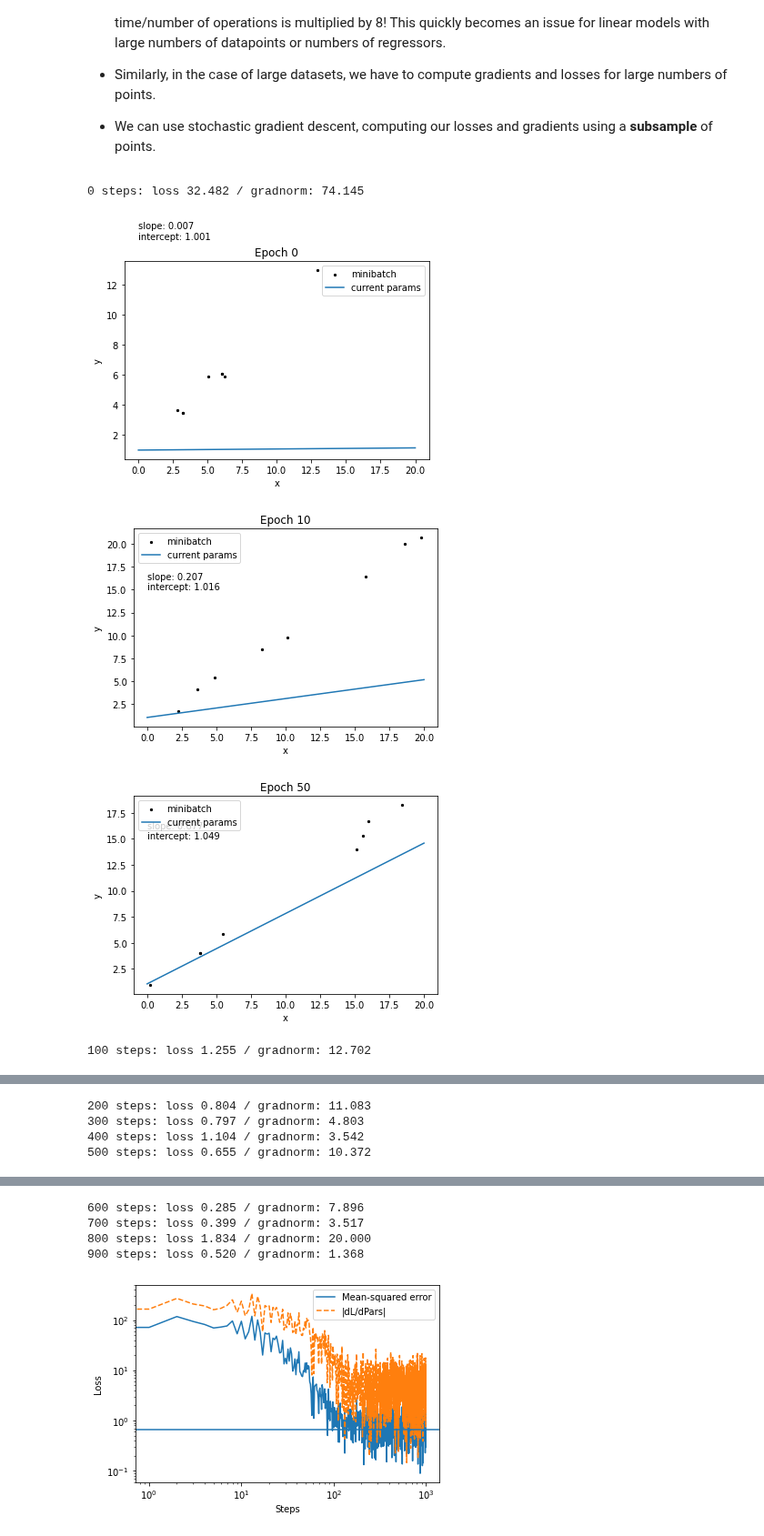
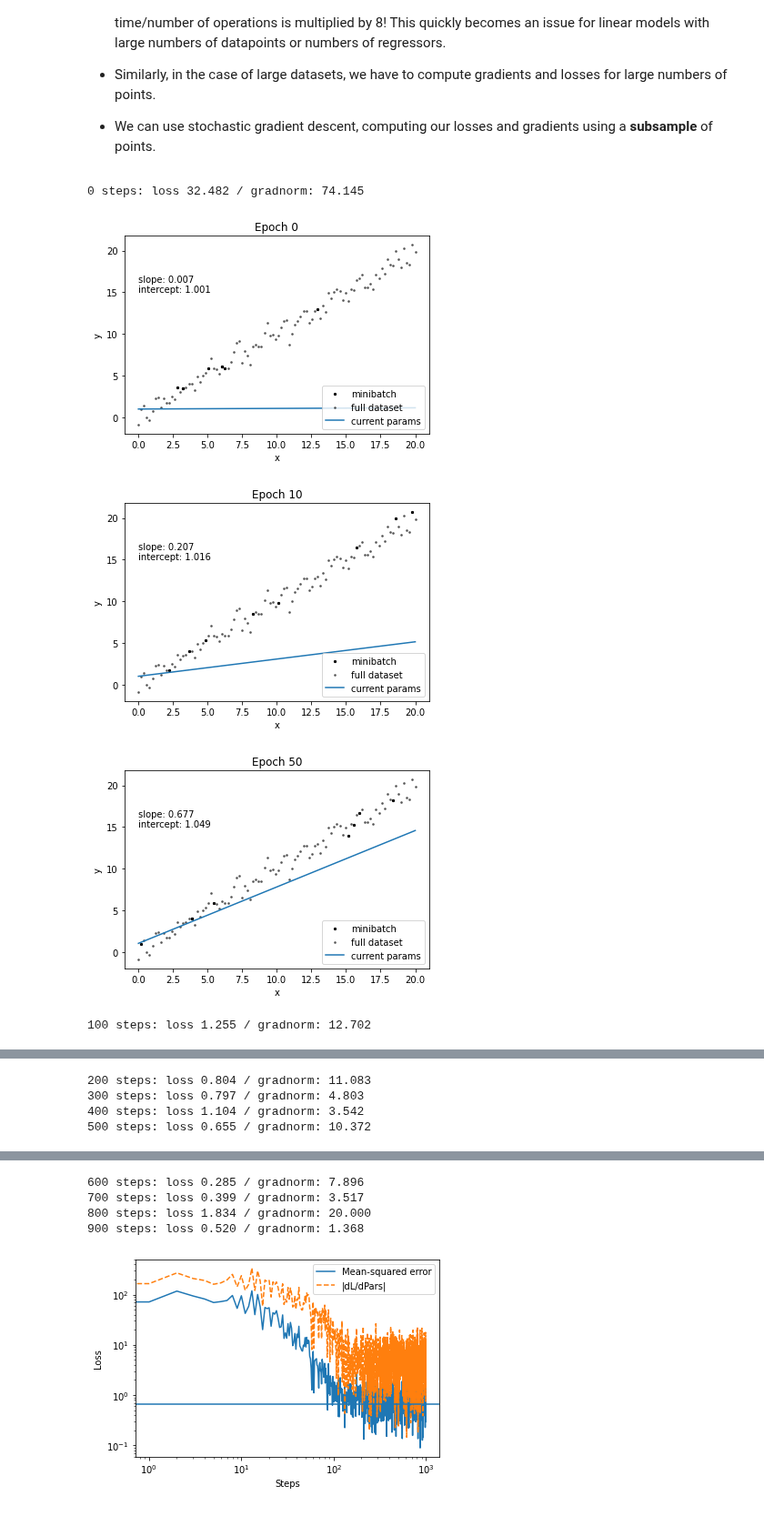
Before and after one commit to raphhbw/WAKE_workshops, a Jupyter notebook: machine_learning/session_01/s1_linearmodelstoml_full.ipynb, the cells around one changed output, grey strips where cells are left out. Shown at 91% size. Cells and saved outputs as stored; diff of their text form; code cells hidden in the pictures.

Commit message:
Add some teaching points, update SGD visualisation

```diff
--- a/machine_learning/session_01/s1_linearmodelstoml_full.ipynb
+++ b/machine_learning/session_01/s1_linearmodelstoml_full.ipynb
@@ -247,35 +250,36 @@ loss_arr_stoch = jnp.zeros(n_optimisation_steps)
 grad_arr_stoch = jnp.zeros(n_optimisation_steps)
 
 for n in range(n_optimisation_steps):
 
     x_batch = jax.random.choice(sgd_rng_key, x, shape=(batch_size, ))
     y_batch = jax.random.choice(sgd_rng_key, y_obs, shape=(batch_size, ))
     _, sgd_rng_key = jax.random.split(sgd_rng_key)
 
     _loss_stoch = loss_function(_pars, x_batch, y_batch)
     loss_arr_stoch = loss_arr_stoch.at[n].set(_loss_stoch)
 
     _loss_grads_stoch = dloss_vec(_pars, x_batch, y_batch)
     grad_arr_stoch = grad_arr_stoch.at[n].set(jnp.linalg.norm(_loss_grads_stoch))
     _pars -= eta * _loss_grads_stoch
 
     if not (n % 100):
         print(f"{n} steps: loss {_loss_stoch:.3f} / gradnorm: {jnp.linalg.norm(_loss_grads_stoch):.3f}")
 
     # plot at specific intervals
     if n in [0, 10, 50, 100, 500, 1000, 2000]:
         _slope, _intercept = _pars
         plt.scatter(x_batch, y_batch, c='k', s=5, label='minibatch')
+        plt.scatter(x, y_obs, c='k', s=3, alpha=0.5, label='full dataset')
         plt.text(0, 15, f"slope: {_slope:.3f} \nintercept: {_intercept:.3f}")
         plt.plot(x, _intercept + _slope*x, label='current params')
         plt.xlabel("x")
         plt.ylabel("y")
         plt.title(f"Epoch {n}")
-        plt.legend()
+        plt.legend(loc='lower right')
         plt.show()
 # %% [output]
 0 steps: loss 32.482 / gradnorm: 74.145
-[figure, old version]
+[figure, new version]
-[figure, old version]
+[figure, new version]
-[figure, old version]
+[figure, new version]
 100 steps: loss 1.255 / gradnorm: 12.702
```
Also changed, not shown: parts of 10 cells of this notebook.
